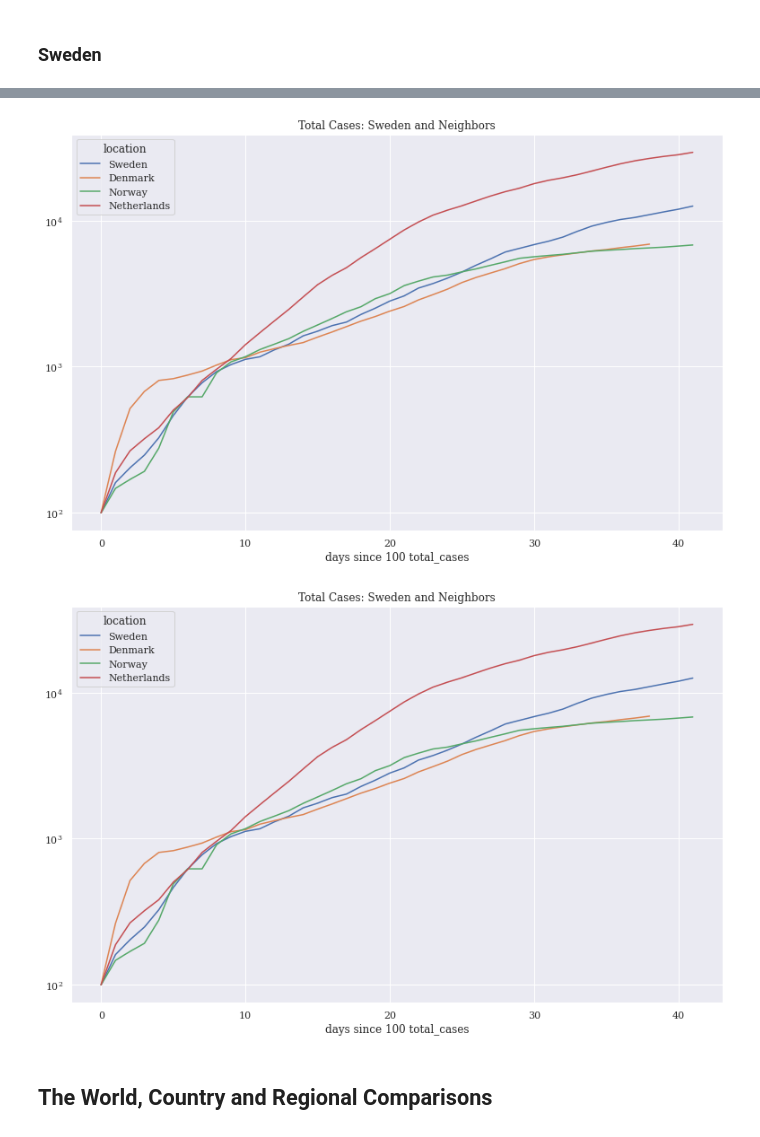
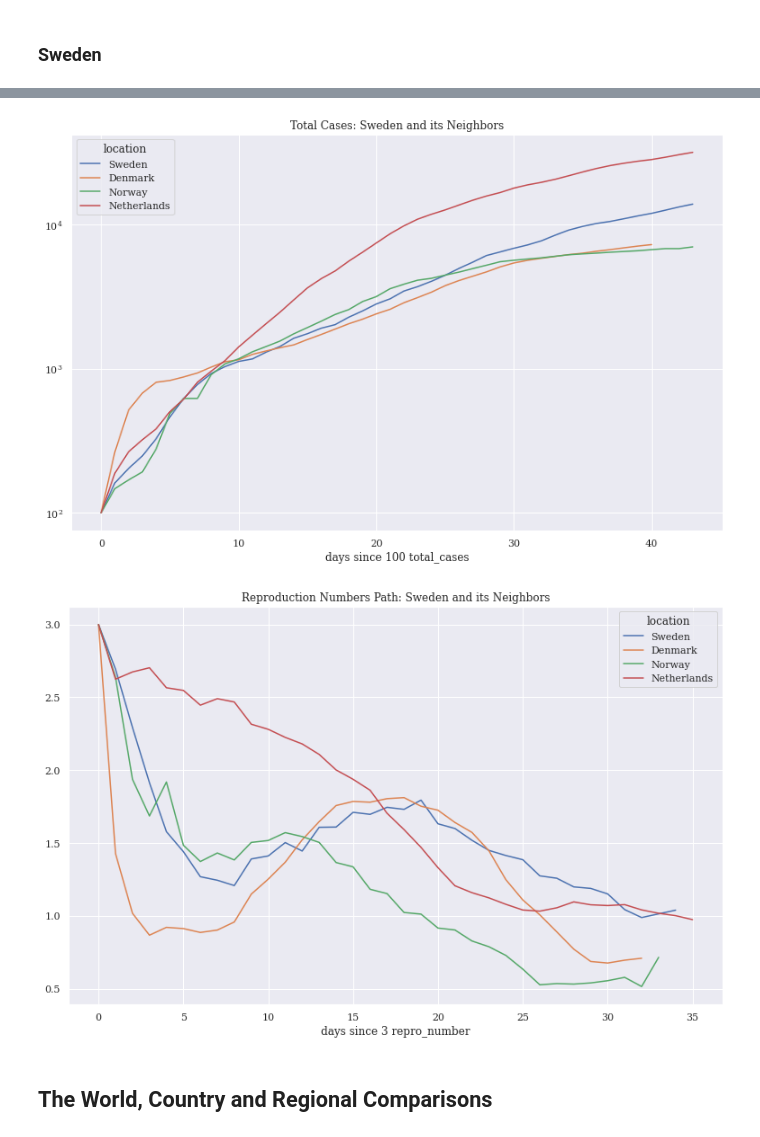
Before and after one commit to tedteske/Covid-19-Model, a Jupyter notebook: covid.ipynb, the cells around one changed output, grey strips where cells are left out. Cells and saved outputs as stored; diff of their text form; code cells hidden in the pictures.

```diff
--- a/covid.ipynb
+++ b/covid.ipynb
@@ -644,11 +686,18 @@ plot_cdr(Sweden_Cov, 'Covid in Sweden')
 # %%
 plot_growth(df[df['source']=='actual'],
             ['Sweden','Denmark','Norway','Netherlands'],
-            title='Total Cases: Sweden and Neighbors',logy=True,
-            min_count=100, column='total_cases')
+            title='Total Cases: Sweden and its Neighbors',logy=True,
+            start=100, column='total_cases')
 # %% [output]
-[figure, old version]
+[figure, new version]
-[figure, removed]
+# %%
+plot_growth(df[df['source']=='actual'],
+            locations=['Sweden','Denmark','Norway','Netherlands'],
+            column='repro_number', start=3, rolling=7, ascending=False,
+            logy=False, min_cases=100,
+            title='Reproduction Numbers Path: Sweden and its Neighbors')
+# %% [output]
+[figure, added]
 # %% [markdown]
 ## The World, Country and Regional Comparisons
 # %%
```
Also changed, not shown: parts of 46 cells of this notebook.
